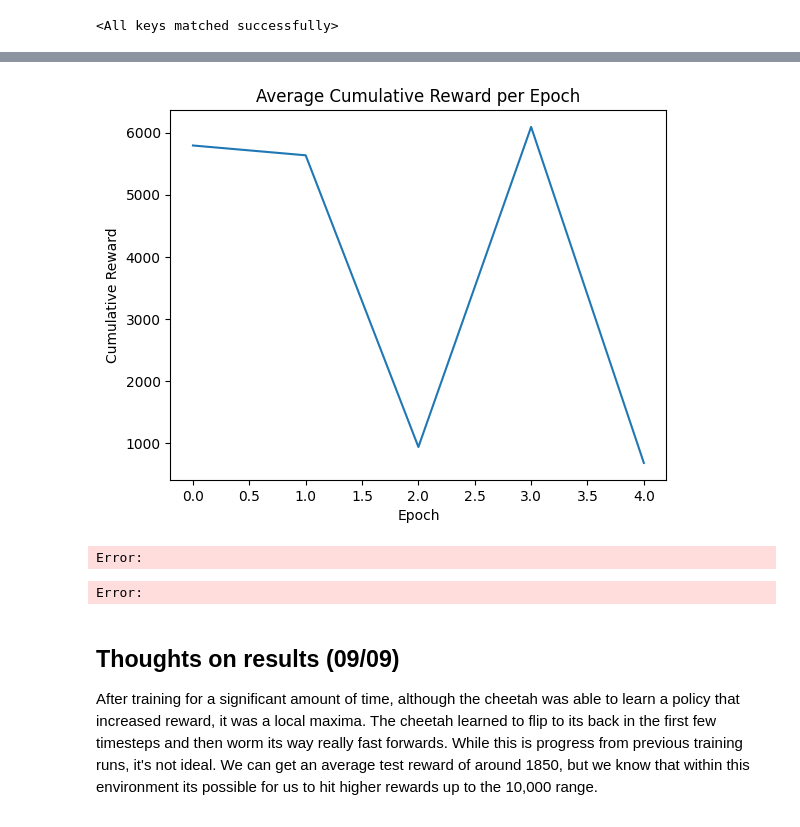
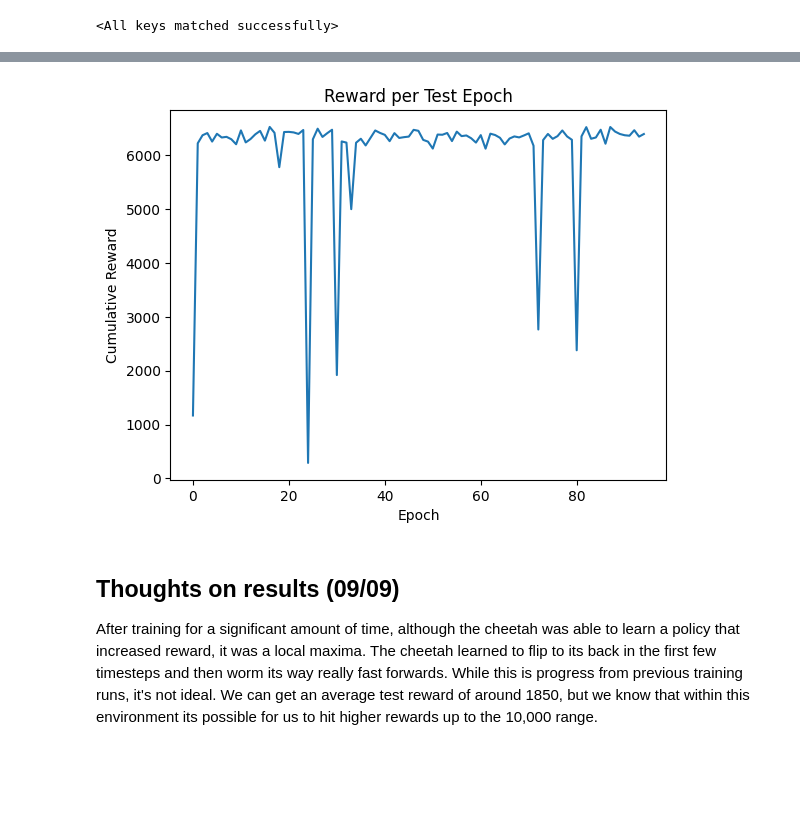
Before and after one commit to aryamanpandya99/reinforcement_learning, a Jupyter notebook: ActorCriticMethods/ddpg.ipynb, the cells around one changed output, grey strips where cells are left out. Drawn from its saved outputs; the diff is of its cells as text; code cells hidden in the pictures; blank space fills up the shorter version.

```diff
--- a/ActorCriticMethods/ddpg.ipynb
+++ b/ActorCriticMethods/ddpg.ipynb
@@ -346,7 +345,7 @@ KeyboardInterrupt:
 # %%
 env = gym.make('HalfCheetah-v4', render_mode = "human")
 # %%
-NUM_TEST_CYCLES = 10
+NUM_TEST_CYCLES = 100
 # %%
 test_rewards = []
 for test in range(NUM_TEST_CYCLES):
@@ -355,37 +354,35 @@ for test in range(NUM_TEST_CYCLES):
     state = torch.tensor(state, dtype=torch.float32, device = DEVICE).unsqueeze(0)
     test_epoch_end = False
     cum_reward = 0
 
     while not test_epoch_end:
 
         with torch.no_grad():
 
             action = actor(state).squeeze().cpu().detach().numpy()
 
             next_state, reward, terminated, truncated, _ = env.step(action)
 
             test_epoch_end = terminated or truncated
 
             cum_reward+=reward
             if not terminated:
                     next_state = torch.tensor(next_state, dtype=torch.float32, \
                         device = DEVICE).unsqueeze(0) #we only care about next_state if the state is non terminal
             else:
                 next_state = None
 
             state = next_state
     test_rewards.append(cum_reward)
 
     clear_output(wait=True)
     plt.plot(test_rewards)
-    plt.title('Average Cumulative Reward per Epoch')
+    plt.title('Reward per Test Epoch')
     plt.xlabel('Epoch')
     plt.ylabel('Cumulative Reward')
     plt.show()
 # %% [output]
-[figure, old version]
+[figure, new version]
-Error:
-Error:
 # %% [markdown]
 ## Thoughts on results (09/09)
 
```
Also changed, not shown: parts of 6 cells of this notebook, 2 other files.
